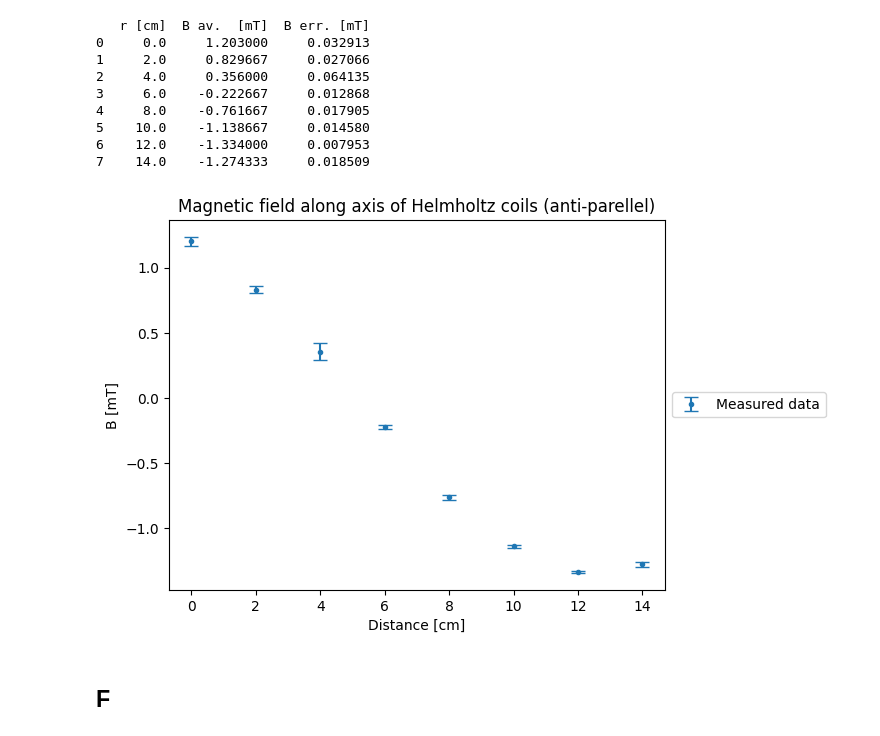
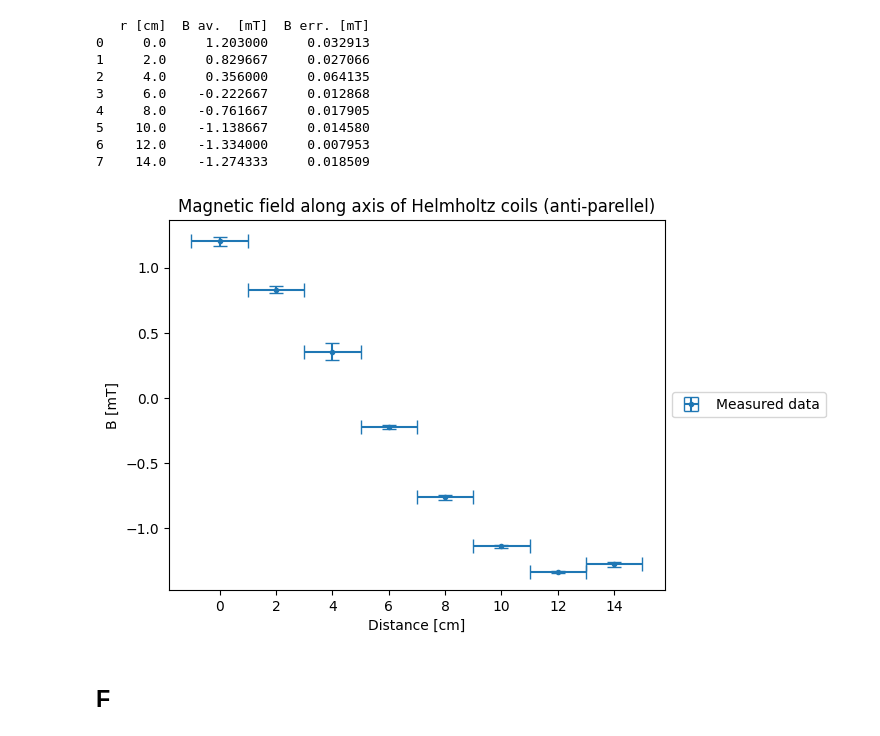
Before and after one commit to MartinOpat/E-M-Exp1, a Jupyter notebook: Experiment2/exp2.ipynb, the cells around one changed output. Cells and saved outputs as stored; diff of their text form; code cells hidden in the pictures.

```diff
--- a/Experiment2/exp2.ipynb
+++ b/Experiment2/exp2.ipynb
@@ -274,16 +280,16 @@ print(db)
 # Constants for this part of this experiment
 # %%
 # The field is not homogenues at all - as it should (not) be
-plt.errorbar(db['r [cm]'], db['B av.  [mT]'], yerr=db['B err. [mT]'], fmt='.', capsize=5, label='Measured data')
+plt.errorbar(db['r [cm]'], db['B av.  [mT]'], yerr=db['B err. [mT]'], xerr=1, fmt='.', capsize=5, label='Measured data')
 
 # Make the legend be outside the plot
 plt.legend(loc='center left', bbox_to_anchor=(1, 0.5))
 plt.xlabel('Distance [cm]')
 plt.ylabel('B [mT]')
 plt.title('Magnetic field along axis of Helmholtz coils (anti-parellel)')
 plt.show()
 # %% [output]
-[figure, old version]
+[figure, new version]
 # %% [markdown]
 ## F
 # %%
```
Also changed, not shown: parts of 11 cells of this notebook, 1 other file.
